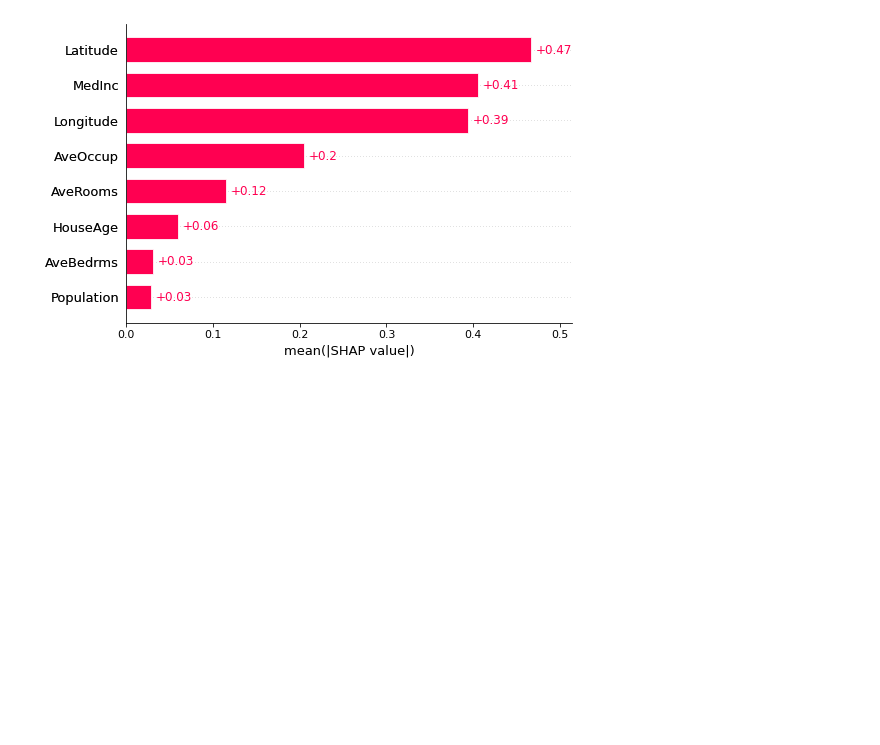
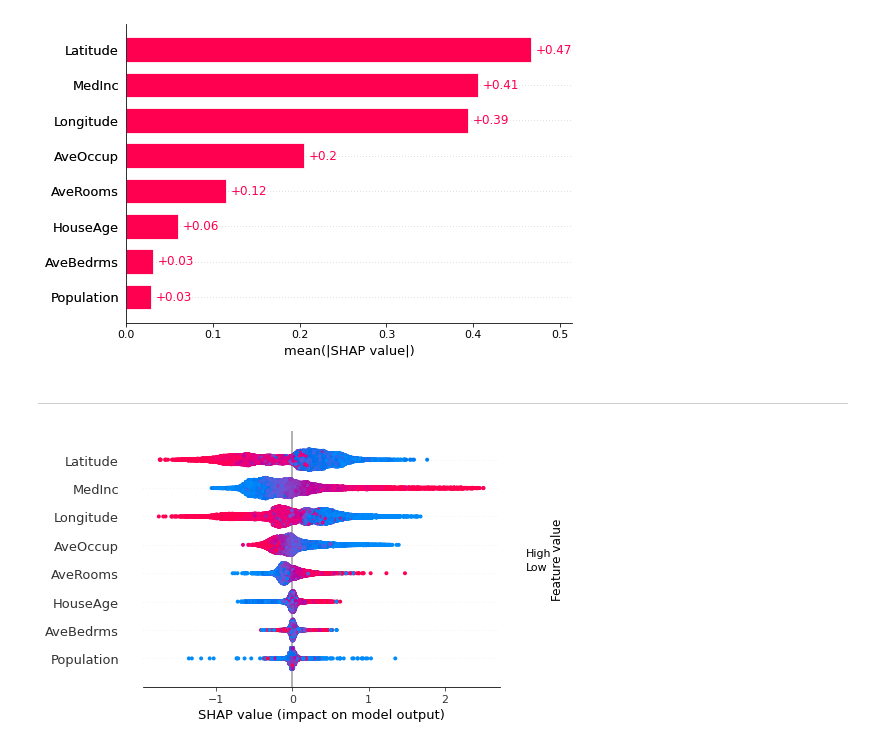
Before and after one commit to simonjisu/FeatureInteractionTree, a Jupyter notebook: notebooks/Finer Granularity Explanation.ipynb, the cells around one changed output. Saved outputs shown, nothing was run; the diff lists cells and outputs as text; code cells hidden in the pictures; blank space fills up the shorter version.

```diff
--- a/notebooks/Finer Granularity Explanation.ipynb
+++ b/notebooks/Finer Granularity Explanation.ipynb
@@ -241,3 +241,25 @@ shap.summary_plot(shap_values)
 shap.plots.bar(shap_values)
 # %% [output]
 [figure]
+# %% [markdown]
+---
+# %%
+model = results['model']
+X_train, y_train = results['train']
+X_test, y_test = results['test']
+feature_names = X_train.columns
+
+explainer = shap.TreeExplainer(model)
+train_sv = explainer(X_train)
+test_sv = explainer(X_test)
+train_siv = explainer.shap_interaction_values(X_train)
+test_siv = explainer.shap_interaction_values(X_test)
+
+tree_builder = TreeBuilder()
+# magnitude: whether to absolute the shap interaction values to store into values(not related with scores)
+# = only look at the size of values
+magnitude = False
+# %%
+shap.summary_plot(train_sv)
+# %% [output]
+[figure, added]
```
Also changed, not shown: parts of 16 cells of this notebook, 4 other files.
